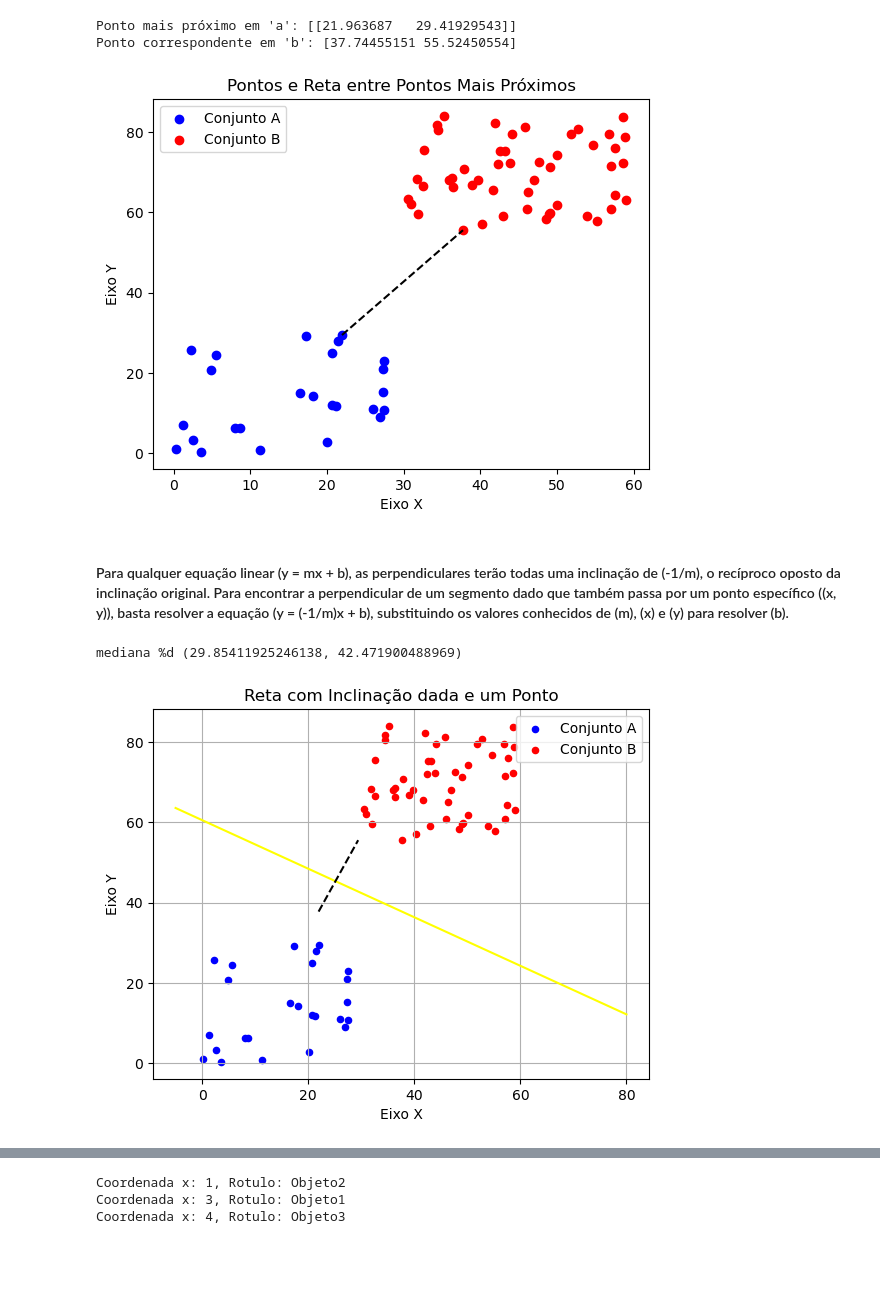
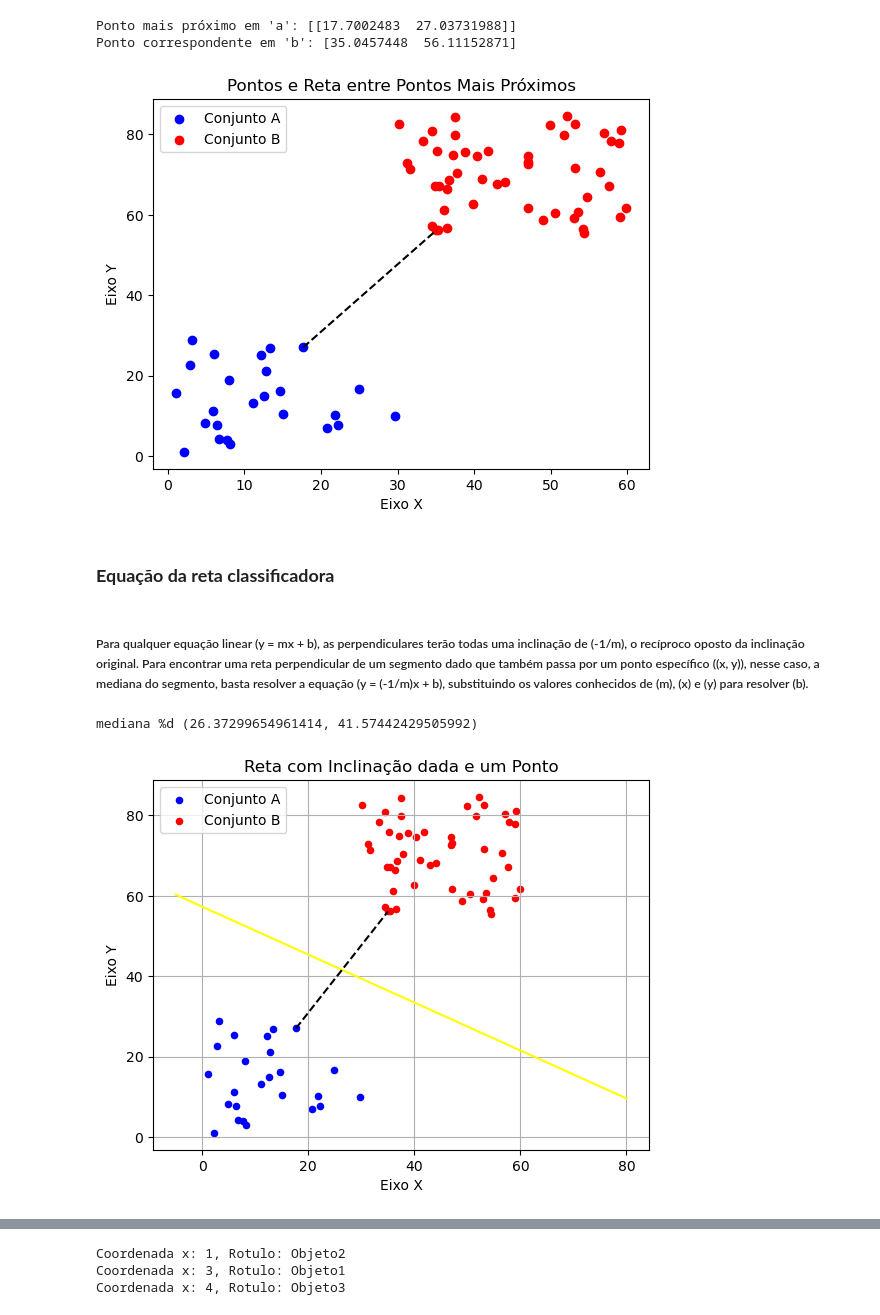
Before and after one commit to milenamoreira/geometria-computacional, a Jupyter notebook: closest_pair.ipynb, the cells around one changed output, grey strips where cells are left out. Drawn from its saved outputs; the diff is of its cells as text; code cells hidden in the pictures; blank space fills up the shorter version.

Commit message:
closest pair funcionando com varredura linear

```diff
--- a/closest_pair.ipynb
+++ b/closest_pair.ipynb
@@ -9,10 +15,10 @@ import matplotlib.pyplot as plt
 from sklearn.neighbors import KDTree
 import numpy as np
 
-# Geração de dados
+'''# Geração de dados
 n = 100
 a = np.random.random((n, 2))
-b = np.random.random((n, 2))
+b = np.random.random((n, 2))'''
 
 # função que calcula par de pontos com menor distancia dados dois conjuntos diferentes
 def menor_dist(a,b):
@@ -82,23 +88,25 @@ conjunto_a, conjunto_b = generate_separated_sets(n_pontos, distancia_separacao)
 # pega pontos com menor dist
 p1, p2 = menor_dist(conjunto_a,conjunto_b)
 # %% [output]
-Ponto mais próximo em 'a': [[21.963687   29.41929543]]
-Ponto correspondente em 'b': [37.74455151 55.52450554]
+Ponto mais próximo em 'a': [[17.7002483  27.03731988]]
+Ponto correspondente em 'b': [35.0457448  56.11152871]
-[figure, old version]
+[figure, new version]
+# %% [markdown]
+### __Equação da reta classificadora__
 # %% [markdown]
-#### Para qualquer equação linear \(y = mx + b\), as perpendiculares terão todas uma inclinação de \(-1/m\), o recíproco oposto da inclinação original. Para encontrar a perpendicular de um segmento dado que também passa por um ponto específico \((x, y)\),  basta resolver a equação \(y = (-1/m)x + b\), substituindo os valores conhecidos de \(m\), \(x\) e \(y\) para resolver \(b\).
+##### Para qualquer equação linear \(y = mx + b\), as perpendiculares terão todas uma inclinação de \(-1/m\), o recíproco oposto da inclinação original. Para encontrar uma reta perpendicular de um segmento dado que também passa por um ponto específico \((x, y)\), nesse caso, a mediana do segmento, basta resolver a equação \(y = (-1/m)x + b\), substituindo os valores conhecidos de \(m\), \(x\) e \(y\) para resolver \(b\).
 # %%
 
-# retorna inclinação e ponto onde reta perpendicular cruza o segmento formado por p1p2
+# retorna m e b da equação da reta perpendicular
 def reta_perpendicular(p1, p2):
     inclinacao_original = (p1.y-p2.y)/(p1.x-p2.x)
 
     inclinacao_perpendicular = (-1.0)/inclinacao_original
+    # calcula a mediana
+    mediana = ((p1.x + p2.x)/2, (p1.y + p2.y)/2) # ponto da mediana
+    print("mediana %d", mediana)
 
-    p = ((p1.x + p2.x)/2, (p1.y + p2.y)/2) # ponto da mediana
-    print("mediana %d", p)
-
-    b = p[1] - inclinacao_perpendicular * p[0]
+    b = mediana[1] - inclinacao_perpendicular * mediana[0]
     return (b, inclinacao_perpendicular)
 
 # Função para calcular os valores y da reta dada inclinação
@@ -107,30 +115,30 @@ def reta(m, b, x):
 # %%
 import numpy as np
 import matplotlib.pyplot as plt
 
 b, m = reta_perpendicular(p1,p2)
 
-# Gerando valores x para a reta
+# Gerando valores x para a reta perpendicular
 x_valores = np.linspace(-5, 80, 100)
 
-# Gerando valores y para a reta
+# Gerando valores y para a reta perpendicular
 y_valores = reta(m, b ,x_valores)
 
 # Criação do gráfico
 plt.plot(x_valores, y_valores, color='yellow')
 #plt.scatter(ponto, color='red', label='Ponto na Reta')
   # Criação do gráfico
 plt.scatter(conjunto_a[:, 0], conjunto_a[:, 1], label='Conjunto A', c='blue', s=20)
 plt.scatter(conjunto_b[:, 0], conjunto_b[:, 1], label='Conjunto B', c='red', s=20)
 # Adiciona uma linha entre o par de pontos mais próximo
-plt.plot((p1.x,p1.y), (p2.x,p2.y), 'k--')
+plt.plot([p1.x,p2.x], [p1.y,p2.y], 'k--')
 
 plt.title('Reta com Inclinação dada e um Ponto')
 plt.xlabel('Eixo X')
 plt.ylabel('Eixo Y')
 plt.legend()
 plt.grid(True)
 plt.show()
 # %% [output]
-mediana %d (29.85411925246138, 42.471900488969)
+mediana %d (26.37299654961414, 41.57442429505992)
-[figure, old version]
+[figure, new version]
```
Also changed, not shown: parts of 12 cells of this notebook, 1 other file.
